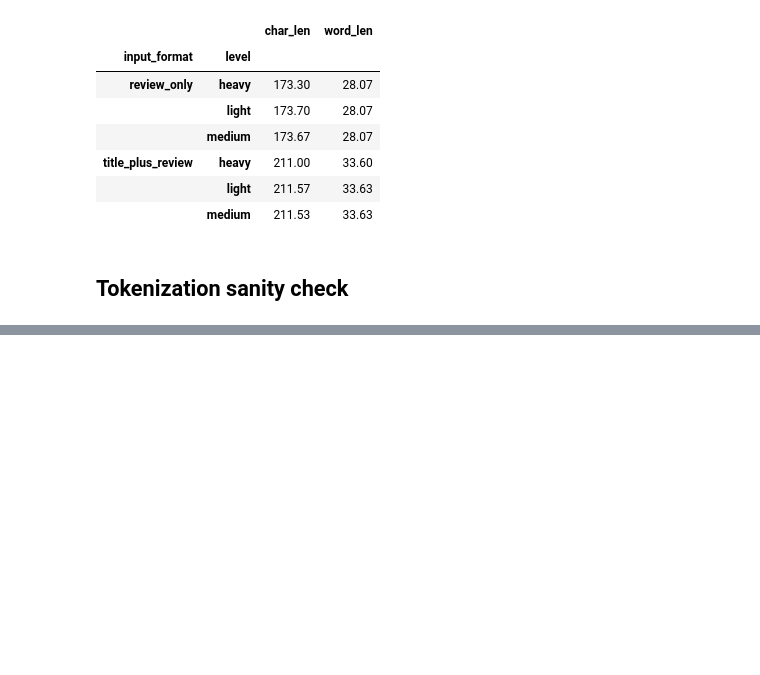
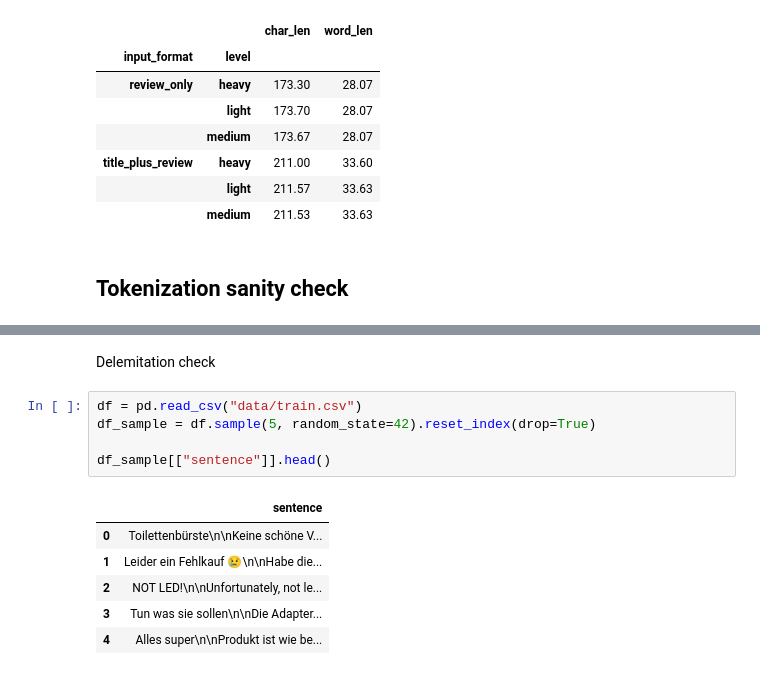
Before and after one commit to CIL-2026-embedding-breakers/text_classifier, a Jupyter notebook: deep_learning/preprocessing/preprocessing_sanity_check.ipynb, the cells around one changed output, grey strips where cells are left out. Saved outputs shown, nothing was run; the diff lists cells and outputs as text; blank space fills up the shorter version.

```diff
--- a/deep_learning/preprocessing/preprocessing_sanity_check.ipynb
+++ b/deep_learning/preprocessing/preprocessing_sanity_check.ipynb
@@ -339,3 +373,17 @@ title: great product review: i absolutely loved it!! check urltoken for details.
 
 Tokens:
 ['<s>', '▁title', ':', '▁great', '▁product', '▁review', ':', '▁i', '▁absolutely', '▁loved', '▁it', '!!', '▁check', '▁', 'url', 'tok', 'en', '▁for', '▁details', '.', '</s>']
+# %% [markdown]
+Delemitation check
+# %%
+df = pd.read_csv("data/train.csv")
+df_sample = df.sample(5, random_state=42).reset_index(drop=True)
+
+df_sample[["sentence"]].head()
+# %% [output]
+|  | sentence |
+| 0 | Toilettenbürste\n\nKeine schöne V... |
+| 1 | Leider ein Fehlkauf 😢\n\nHabe die... |
+| 2 | NOT LED!\n\nUnfortunately, not le... |
+| 3 | Tun was sie sollen\n\nDie Adapter... |
+| 4 | Alles super\n\nProdukt ist wie be... |
```
Also changed, not shown: parts of 7 cells of this notebook, 20 other files.
